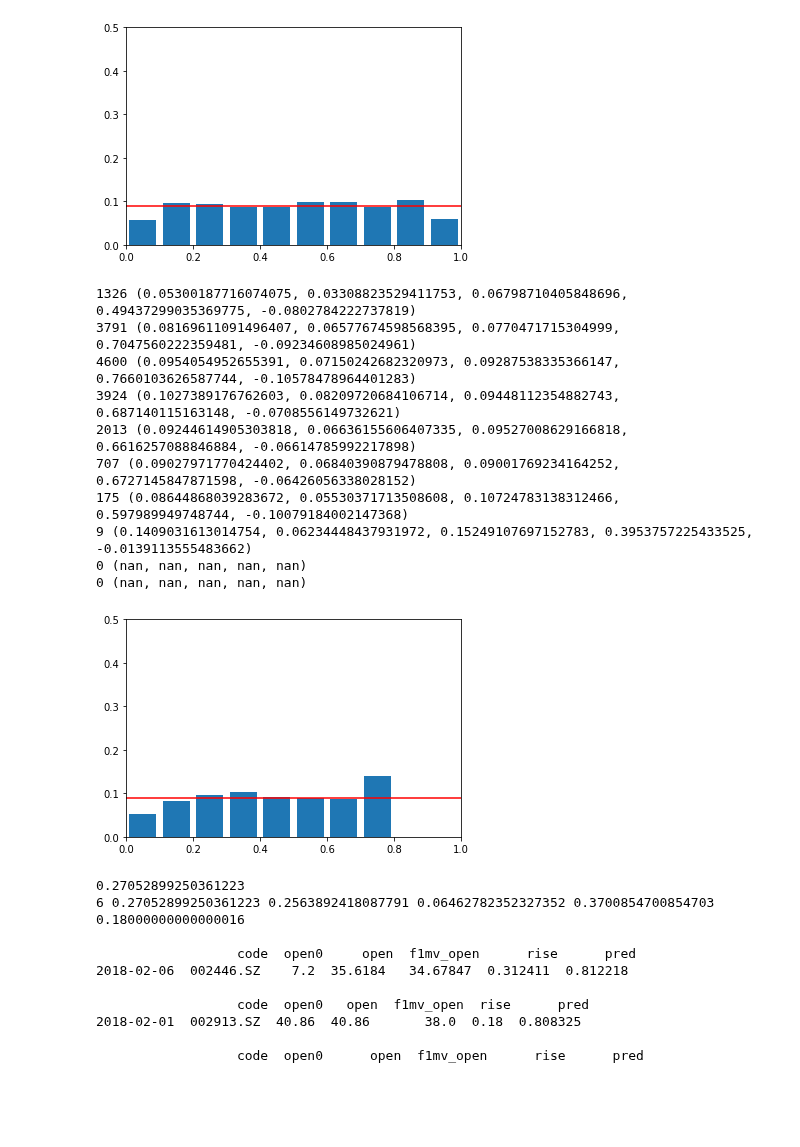
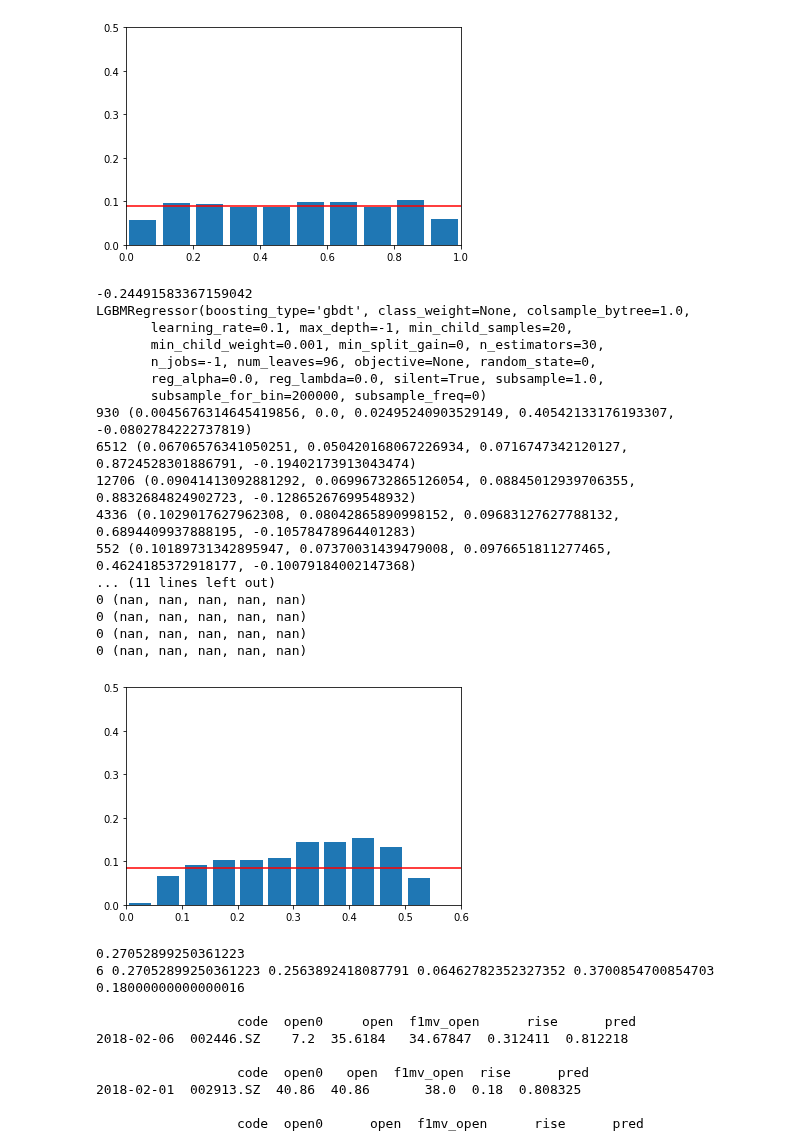
Before and after one commit to Bantorra0/Quant, a Jupyter notebook: test_clf.ipynb, the cells around one changed output. Cells and saved outputs as stored; diff of their text form; code cells hidden in the pictures; blank space fills up the shorter version.

Commit message:
Test with original few features using different parameters.

```diff
--- a/test_clf.ipynb
+++ b/test_clf.ipynb
@@ -76,7 +104,7 @@ y_s_decline -0.03969116265935484 -0.027656477438136817 0.04191924774713406
 # %%
 train_date_idx = trading_date_idxes[trading_date_idxes<"2017-01-01"][:-21]
 print(train_date_idx[0],train_date_idx[-1])
-test_date_idx = trading_date_idxes[(trading_date_idxes>="2017-01-01")][:300]
+test_date_idx = trading_date_idxes[(trading_date_idxes>="2017-01-01")][:-21]
 print(test_date_idx[0],test_date_idx[-1])
 
 ycol = "y_l_rise"
@@ -94 +117,3 @@ print(X_test.shape, Y_test[ycol].shape)
+# %%
+models={}
 # %%
@@ -191,19 +220,16 @@ for code, df in df_combined[cond].groupby("code"):
 2017-05-23  603799.SH   42.7  42.9562    42.5035  0.379645  0.730326
 # %%
 models["model_l_high_reg"] = lgbm.LGBMRegressor(
-    n_estimators=50, num_leaves=64,
-    max_depth=12,
+    n_estimators=30, num_leaves=96,
+    max_depth=-1,
     random_state=0,
     min_child_samples=20,
-    min_split_gain=5,
+    min_split_gain=0,
 )
-y_train = Y_train[ycol]
-y_test = Y_test[ycol]
+
 
 t1 = time.time()
-models["model_l_high_reg"].fit(X_train, y_train)
+models["model_l_high_reg"].fit(X_train, Y_train[ycol])
 t2 = time.time()
 print(t2-t1)
-Y_test_pred_reg ={ycol: models["model_l_high_reg"].predict(X_test)}
-print(models["model_l_high_reg"].score(X_test,y_test))
 # %% [output]
@@ -336,35 +367,55 @@ plt.show()
 12 (0.060183483249202585, 0.03594701038310055, 0.12049318951641502, 0.3700854700854703, -0.10079184002147368)
 [figure]
 # %%
+Y_test_pred_reg ={ycol: models["model_l_high_reg"].predict(X_test)}
+print(models["model_l_high_reg"].score(X_test,Y_test[ycol]))
+print(models["model_l_high_reg"])
+
+interval = 0.05
+n = int(1/interval)
+x0 = np.arange(n+1)*interval
+y0 = np.ones(x0.shape)* Y_test[ycol].mean()
+
+
 y1 = []
 cnt1 = []
-for i in range(10):
-    p0 = i*0.1
-    p1 = (i+1)*0.1
+for i in range(n):
+    p0 = i*interval
+    p1 = (i+1)*interval
     cond=(p0 < Y_test_pred_reg[ycol]) & (Y_test_pred_reg[ycol] <=p1)
     cnt1.append(sum(cond))
     y1.append((Y_test[ycol][cond].mean(), Y_test[ycol][cond].median(),Y_test[ycol][cond].std(),Y_test[ycol][cond].max(),Y_test[ycol][cond].min()))
 for c,p in zip(cnt1,y1):
     print(c,p)
 
-plt.bar(np.arange(len(y1))*0.1+0.05,[mean for mean,_, _,_,_ in y1],width=0.08)
+plt.bar(np.arange(len(y1))*interval+interval/2,[mean for mean,_, _,_,_ in y1],width=0.8*interval)
+
+x0 = np.arange(int(1/interval)+1)*interval
+y0 = np.ones(x0.shape)* Y_test[ycol].mean()
 plt.plot(x0,y0,color='r')
 # plt.plot(x,y1,color='r')
-plt.xlim(0,1)
+plt.xlim(0,0.6)
 plt.ylim(0,0.5)
 plt.show()
 # %% [output]
-1326 (0.05300187716074075, 0.03308823529411753, 0.06798710405848696, 0.49437299035369775, -0.0802784222737819)
-3791 (0.08169611091496407, 0.06577674598568395, 0.0770471715304999, 0.7047560222359481, -0.09234608985024961)
-4600 (0.0954054952655391, 0.07150242682320973, 0.09287538335366147, 0.7660103626587744, -0.10578478964401283)
-3924 (0.1027389176762603, 0.08209720684106714, 0.09448112354882743, 0.687140115163148, -0.0708556149732621)
-2013 (0.09244614905303818, 0.06636155606407335, 0.09527008629166818, 0.6616257088846884, -0.06614785992217898)
-707 (0.09027971770424402, 0.06840390879478808, 0.09001769234164252, 0.6727145847871598, -0.06426056338028152)
-175 (0.08644868039283672, 0.05530371713508608, 0.10724783138312466, 0.597989949748744, -0.10079184002147368)
-9 (0.1409031613014754, 0.06234448437931972, 0.15249107697152783, 0.3953757225433525, -0.0139113555483662)
+-0.24491583367159042
+LGBMRegressor(boosting_type='gbdt', class_weight=None, colsample_bytree=1.0,
+       learning_rate=0.1, max_depth=-1, min_child_samples=20,
+       min_child_weight=0.001, min_split_gain=0, n_estimators=30,
+       n_jobs=-1, num_leaves=96, objective=None, random_state=0,
+       reg_alpha=0.0, reg_lambda=0.0, silent=True, subsample=1.0,
+       subsample_for_bin=200000, subsample_freq=0)
+930 (0.0045676314645419856, 0.0, 0.02495240903529149, 0.40542133176193307, -0.0802784222737819)
+6512 (0.06706576341050251, 0.050420168067226934, 0.0716747342120127, 0.8724528301886791, -0.19402173913043474)
+12706 (0.09041413092881292, 0.06996732865126054, 0.08845012939706355, 0.8832684824902723, -0.12865267699548932)
+4336 (0.1029017627962308, 0.08042865890998152, 0.09683127627788132, 0.6894409937888195, -0.10578478964401283)
+552 (0.10189731342895947, 0.07370031439479008, 0.0976651811277465, 0.4624185372918177, -0.10079184002147368)
+... (11 lines left out)
 0 (nan, nan, nan, nan, nan)
 0 (nan, nan, nan, nan, nan)
+0 (nan, nan, nan, nan, nan)
+0 (nan, nan, nan, nan, nan)
-[figure, old version]
+[figure, new version]
 # %%
 cond = Y_test_pred_reg[ycol]>0.8
 print(Y_test[ycol][cond].mean())
```
Also changed, not shown: parts of 8 cells of this notebook, 3 other files.
